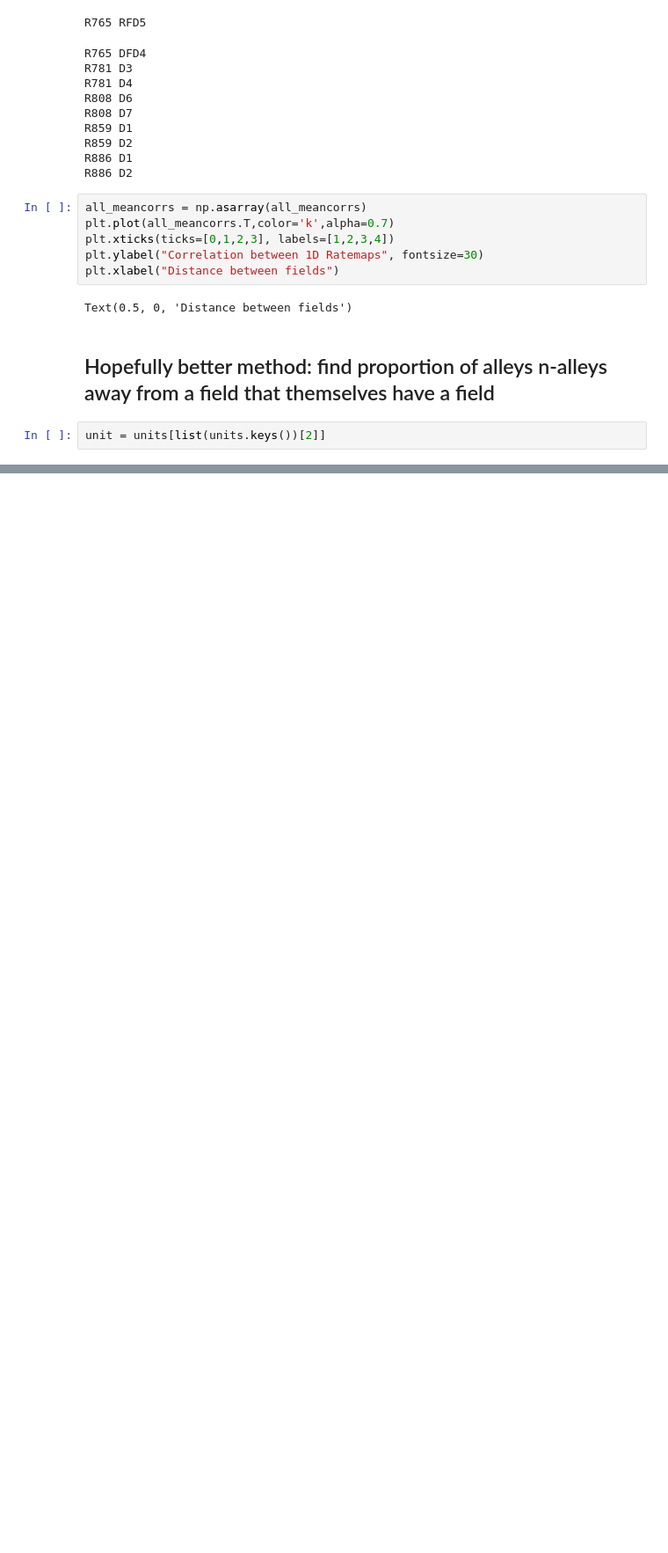
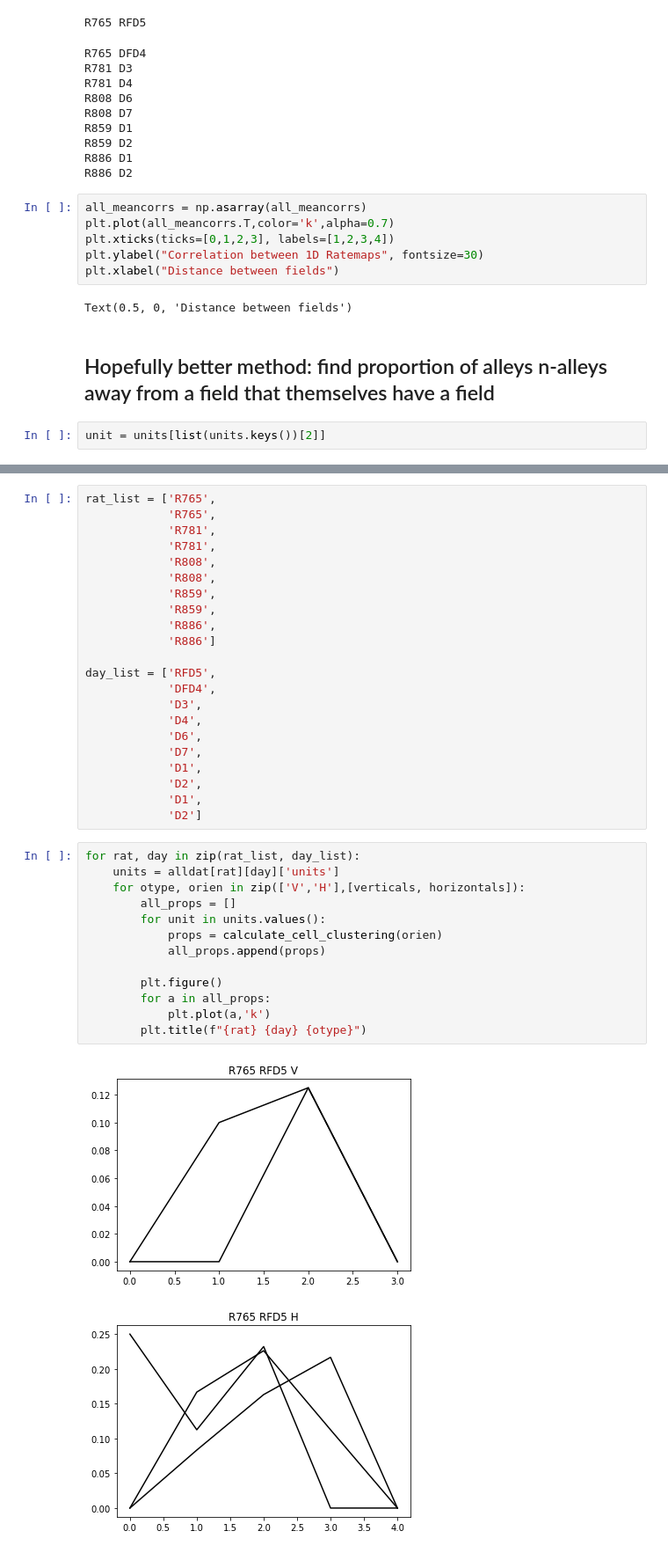
Before and after one commit to whock3/ratterdam, a Jupyter notebook: RatterdamOpen_Project/repeating_field_clustering.ipynb, the cells around one changed output, grey strips where cells are left out. Shown: that part at 88% size. Cells and saved outputs as stored; diff of their text form; blank space fills up the shorter version.

```diff
--- a/RatterdamOpen_Project/repeating_field_clustering.ipynb
+++ b/RatterdamOpen_Project/repeating_field_clustering.ipynb
@@ -199,0 +219,38 @@ if unit.repeating:
+# %%
+rat_list = ['R765',
+            'R765',
+            'R781',
+            'R781',
+            'R808',
+            'R808',
+            'R859',
+            'R859',
+            'R886',
+            'R886']
+
+day_list = ['RFD5',
+            'DFD4',
+            'D3',
+            'D4',
+            'D6',
+            'D7',
+            'D1',
+            'D2',
+            'D1',
+            'D2']
+# %%
+for rat, day in zip(rat_list, day_list):
+    units = alldat[rat][day]['units']
+    for otype, orien in zip(['V','H'],[verticals, horizontals]):
+        all_props = []
+        for unit in units.values():
+            props = calculate_cell_clustering(orien)
+            all_props.append(props)
+
+        plt.figure()
+        for a in all_props:
+            plt.plot(a,'k')
+        plt.title(f"{rat} {day} {otype}")
+# %% [output]
+[figure, added]
+[figure, added]
```
Also changed, not shown: parts of 9 cells of this notebook, 4 other files.
